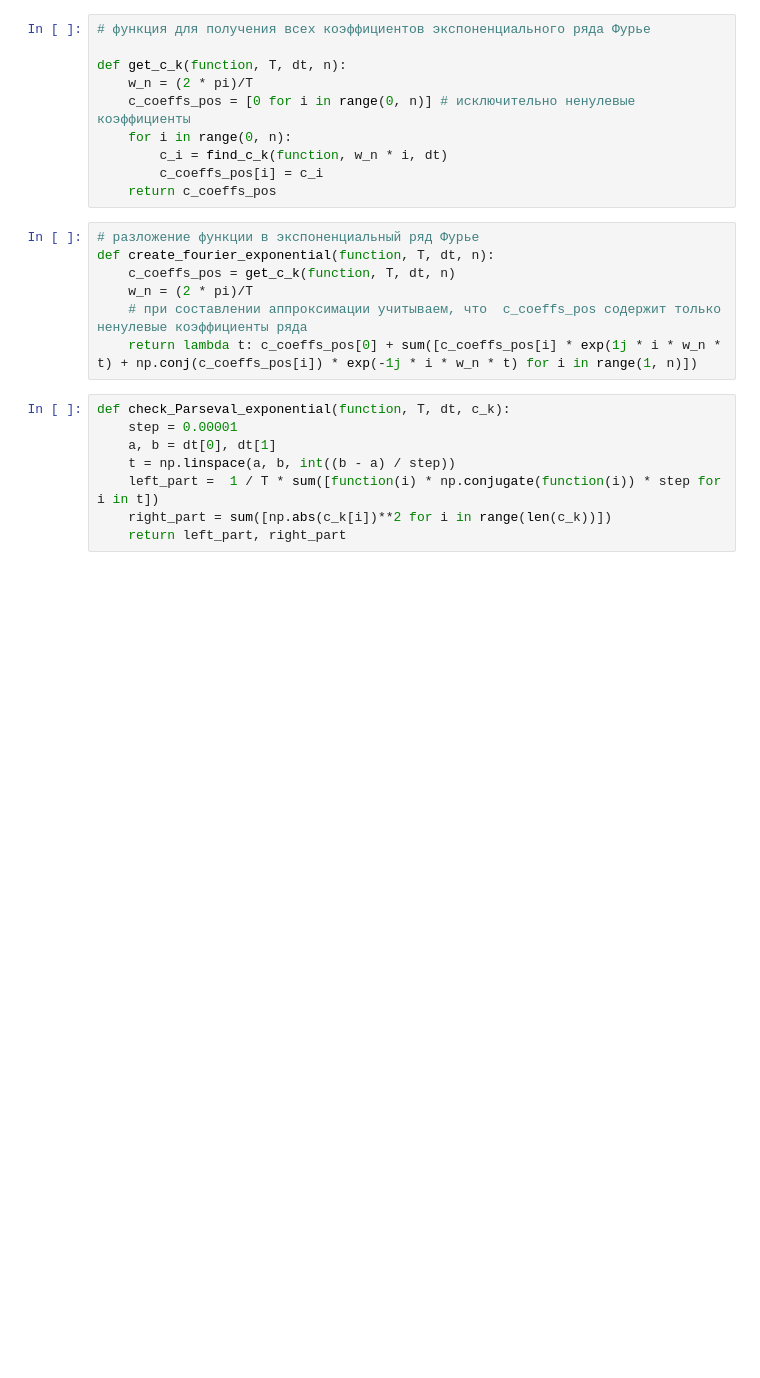
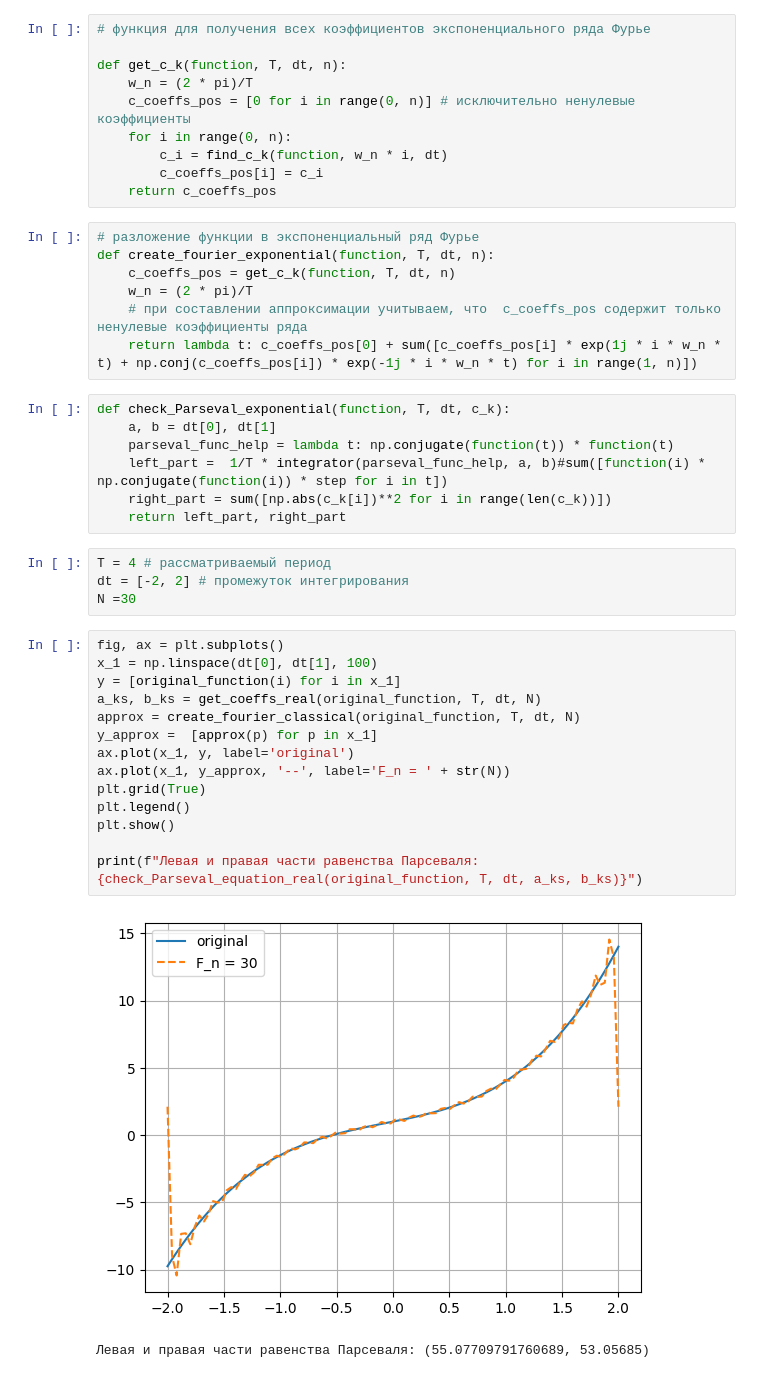
Before and after one commit to D2J3D/Fourier_Labs, a Jupyter notebook: Lab1/src/real_case.ipynb, the cells around one changed output. Drawn from its saved outputs; the diff is of its cells as text; blank space fills up the shorter version.

```diff
--- a/Lab1/src/real_case.ipynb
+++ b/Lab1/src/real_case.ipynb
@@ -117,9 +98,29 @@ def create_fourier_exponential(function, T, dt, n):
     return lambda t: c_coeffs_pos[0] + sum([c_coeffs_pos[i] * exp(1j * i * w_n * t) + np.conj(c_coeffs_pos[i]) * exp(-1j * i * w_n * t) for i in range(1, n)])
 # %%
 def check_Parseval_exponential(function, T, dt, c_k):
-    step = 0.00001
     a, b = dt[0], dt[1]
-    t = np.linspace(a, b, int((b - a) / step))
-    left_part =  1 / T * sum([function(i) * np.conjugate(function(i)) * step for i in t])
+    parseval_func_help = lambda t: np.conjugate(function(t)) * function(t)
+    left_part =  1/T * integrator(parseval_func_help, a, b)#sum([function(i) * np.conjugate(function(i)) * step for i in t])
     right_part = sum([np.abs(c_k[i])**2 for i in range(len(c_k))])
     return left_part, right_part
+# %%
+T = 4 # рассматриваемый период
+dt = [-2, 2] # промежуток интегрирования
+N =30
+# %%
+fig, ax = plt.subplots()
+x_1 = np.linspace(dt[0], dt[1], 100)
+y = [original_function(i) for i in x_1]
+a_ks, b_ks = get_coeffs_real(original_function, T, dt, N)
+approx = create_fourier_classical(original_function, T, dt, N)
+y_approx =  [approx(p) for p in x_1]
+ax.plot(x_1, y, label='original')
+ax.plot(x_1, y_approx, '--', label='F_n = ' + str(N))
+plt.grid(True)
+plt.legend()
+plt.show()
+
+print(f"Левая и правая части равенства Парсеваля: {check_Parseval_equation_real(original_function, T, dt, a_ks, b_ks)}")
+# %% [output]
+[figure, added]
+Левая и правая части равенства Парсеваля: (55.07709791760689, 53.05685)
```
Also changed, not shown: parts of 5 cells of this notebook.
